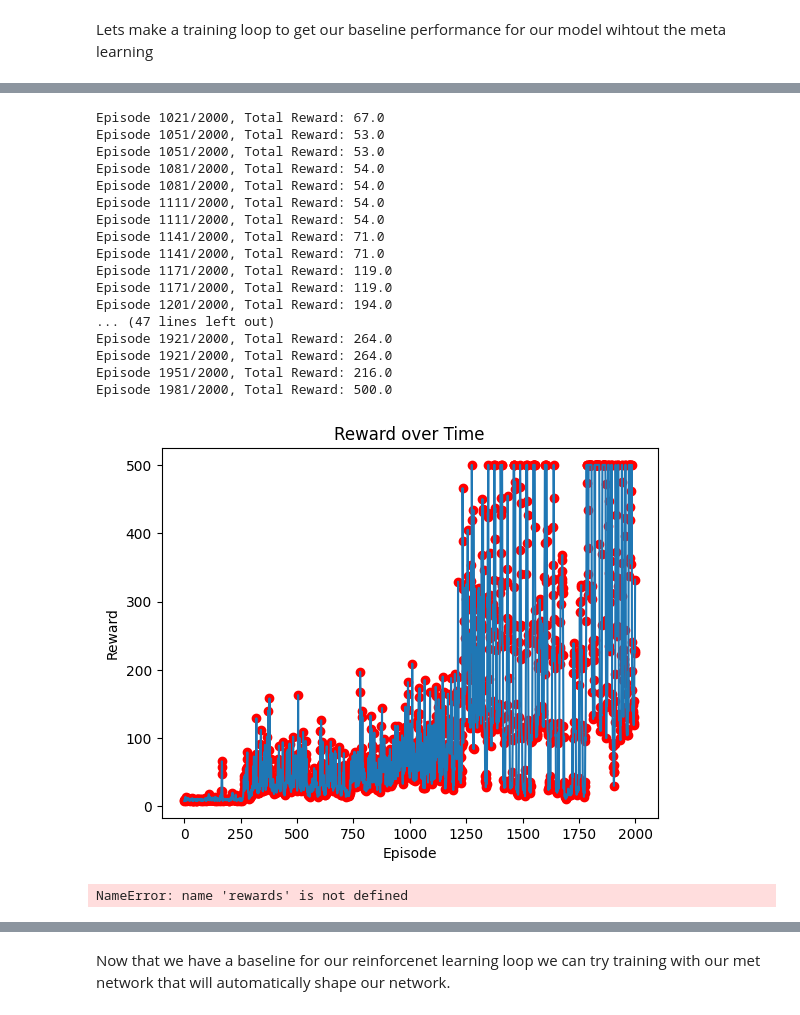
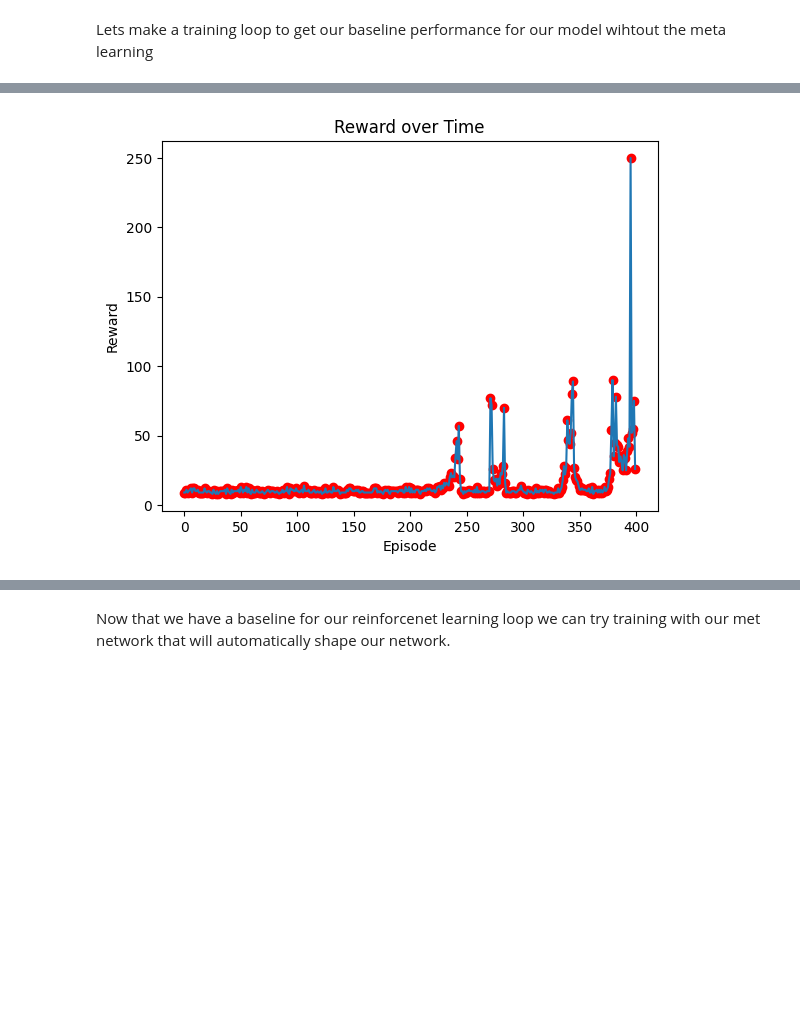
Before and after one commit to johntomlinsonn/learning-to-learn, a Jupyter notebook: cartpole-implementation/implementation.ipynb, the cells around one changed output, grey strips where cells are left out. Saved outputs shown, nothing was run; the diff lists cells and outputs as text; code cells hidden in the pictures; blank space fills up the shorter version.

Commit message:
graphs

```diff
--- a/cartpole-implementation/implementation.ipynb
+++ b/cartpole-implementation/implementation.ipynb
@@ -31,18 +31,23 @@ def plot_rewards(reward_list):
 # %% [markdown]
 Lets make a training loop to get our baseline performance for our model wihtout the meta learning
 # %%
-NUM_EPISODES = 2000
+NUM_EPISODES = 400
 TARGET_UPDATE = 10
 # %%
-def training_loop(episodes):
+def training_loop(episodes, record_states=False):
     total_reward_list = []
+    episodes_states = []  # list of arrays: each is (T, 4) for CartPole
     epsilon = 0.1  # Exploration rate
     best_reward = 0
+
     for episode in range(episodes):
         state, _ = env.reset()
         processed_state = original_network.process_state(state)
         done = False
         total_reward = 0
+
+        episode_states = []
+
 
         frames = []
         while not done:
@@ -51,6 +56,10 @@ def training_loop(episodes):
             done = terminated or truncated
             processed_next_state = original_network.process_state(next_state)
             memory.push(processed_state, action, reward, processed_next_state, done)
+
+            if record_states:
+                episode_states.append(processed_state)
+
             processed_state = processed_next_state
             total_reward += reward
 
@@ -58,7 +67,9 @@ def training_loop(episodes):
                 frame = env.render()
                 frames.append(frame)
 
+
         original_network.optimize_model(cartpole_network, cartpole_target_network, memory, optimizer, device)
+
 
         if episode % TARGET_UPDATE == 0:
             cartpole_target_network.load_state_dict(cartpole_network.state_dict())
@@ -67,8 +78,17 @@ def training_loop(episodes):
             print(f"Episode {episode+1}/{episodes}, Total Reward: {total_reward}")
         total_reward_list.append(total_reward)
 
+        if record_states and episode_states:
+            episodes_states.append(np.array(episode_states))
+
+
         best_reward = original_network.save_best_model(episode, best_reward, total_reward, frames)
-    return total_reward_list
+
+    if record_states:
+        return total_reward_list, episodes_states
+    else:
+        return total_reward_list
 # %%
-plot_rewards(training_loop(NUM_EPISODES))
+rewards, episodes_states = training_loop(NUM_EPISODES, record_states=True)
+plot_rewards(rewards)
 # %% [output]
@@ -92,22 +112 @@ Episode 991/2000, Total Reward: 79.0
-Episode 1021/2000, Total Reward: 67.0
-Episode 1051/2000, Total Reward: 53.0
-Episode 1051/2000, Total Reward: 53.0
-Episode 1081/2000, Total Reward: 54.0
-Episode 1081/2000, Total Reward: 54.0
-Episode 1111/2000, Total Reward: 54.0
-Episode 1111/2000, Total Reward: 54.0
-Episode 1141/2000, Total Reward: 71.0
-Episode 1141/2000, Total Reward: 71.0
-Episode 1171/2000, Total Reward: 119.0
-Episode 1171/2000, Total Reward: 119.0
-Episode 1201/2000, Total Reward: 194.0
-... (47 lines left out)
-Episode 1921/2000, Total Reward: 264.0
-Episode 1921/2000, Total Reward: 264.0
-Episode 1951/2000, Total Reward: 216.0
-Episode 1981/2000, Total Reward: 500.0
-[figure, old version]
+[figure, new version]
-# %%
-rewards
-# %% [output]
-NameError: name 'rewards' is not defined
```
Also changed, not shown: parts of 3 cells of this notebook.
